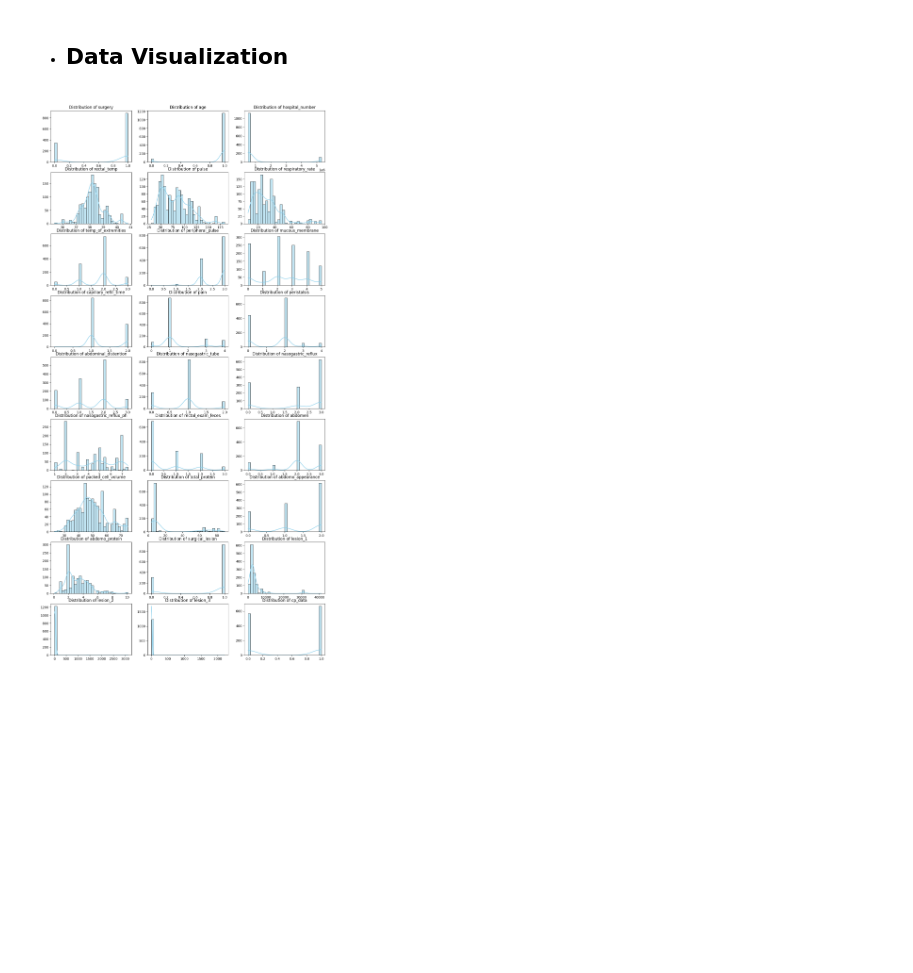
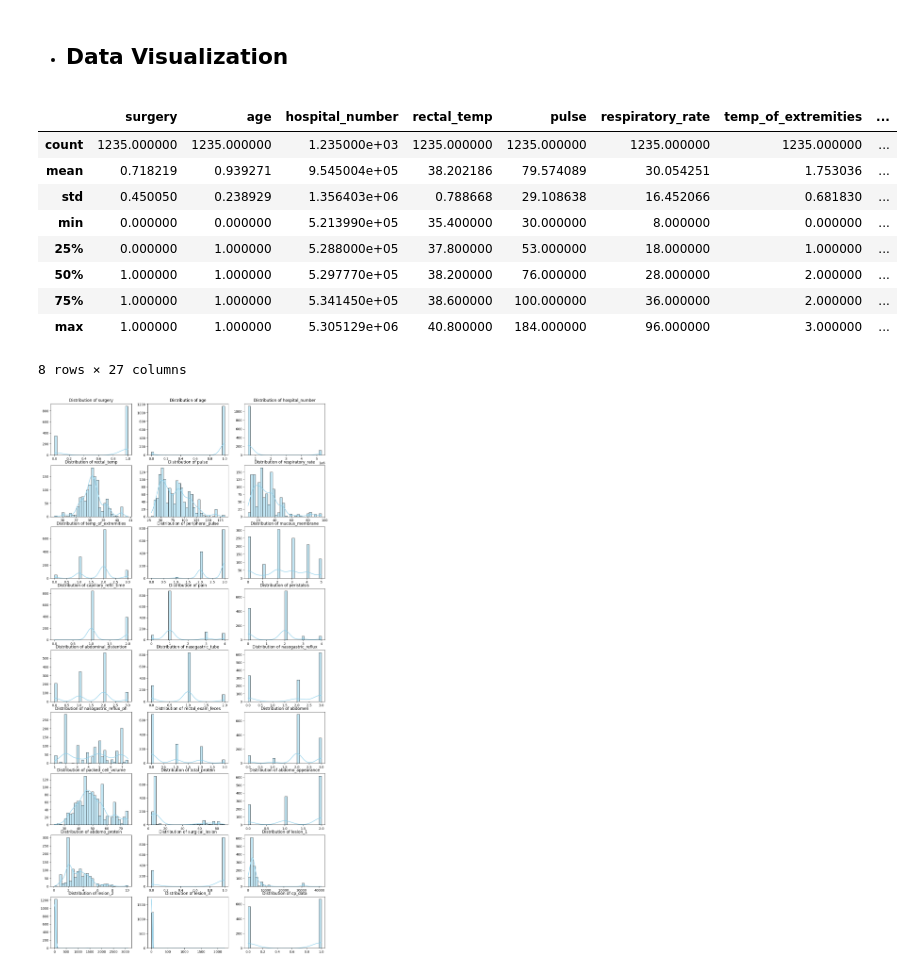
Before and after one commit to JayaWinata/Final-Project-PPM, a Jupyter notebook: Horses-Health/horses_health.ipynb, the cells around one changed output. Drawn from its saved outputs; the diff is of its cells as text; code cells hidden in the pictures; blank space fills up the shorter version.

```diff
--- a/Horses-Health/horses_health.ipynb
+++ b/Horses-Health/horses_health.ipynb
@@ -204,6 +204,19 @@ df_train
 1235 rows × 28 columns
 # %% [markdown]
 - ## Data Visualization
+# %%
+df_train.describe()
+# %% [output]
+|  | surgery | age | hospital_number | rectal_temp | pulse | respiratory_rate | temp_of_extremities | ... |
+| count | 1235.000000 | 1235.000000 | 1.235000e+03 | 1235.000000 | 1235.000000 | 1235.000000 | 1235.000000 | ... |
+| mean | 0.718219 | 0.939271 | 9.545004e+05 | 38.202186 | 79.574089 | 30.054251 | 1.753036 | ... |
+| std | 0.450050 | 0.238929 | 1.356403e+06 | 0.788668 | 29.108638 | 16.452066 | 0.681830 | ... |
+| min | 0.000000 | 0.000000 | 5.213990e+05 | 35.400000 | 30.000000 | 8.000000 | 0.000000 | ... |
+| 25% | 0.000000 | 1.000000 | 5.288000e+05 | 37.800000 | 53.000000 | 18.000000 | 1.000000 | ... |
+| 50% | 1.000000 | 1.000000 | 5.297770e+05 | 38.200000 | 76.000000 | 28.000000 | 2.000000 | ... |
+| 75% | 1.000000 | 1.000000 | 5.341450e+05 | 38.600000 | 100.000000 | 36.000000 | 2.000000 | ... |
+| max | 1.000000 | 1.000000 | 5.305129e+06 | 40.800000 | 184.000000 | 96.000000 | 3.000000 | ... |
+8 rows × 27 columns
 # %%
 fig, axes = plt.subplots(9, 3, figsize=(15, 30))
 axes = axes.flatten()
```
Also changed, not shown: parts of 4 cells of this notebook, 6 other files.
